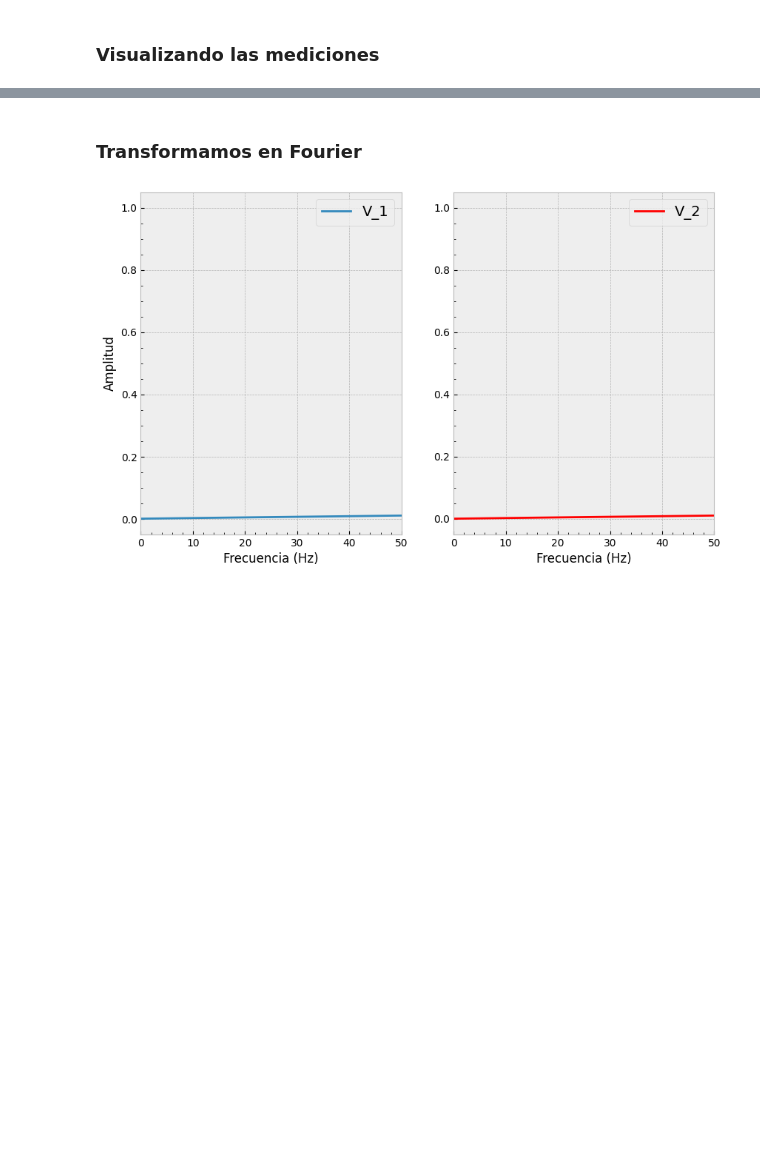
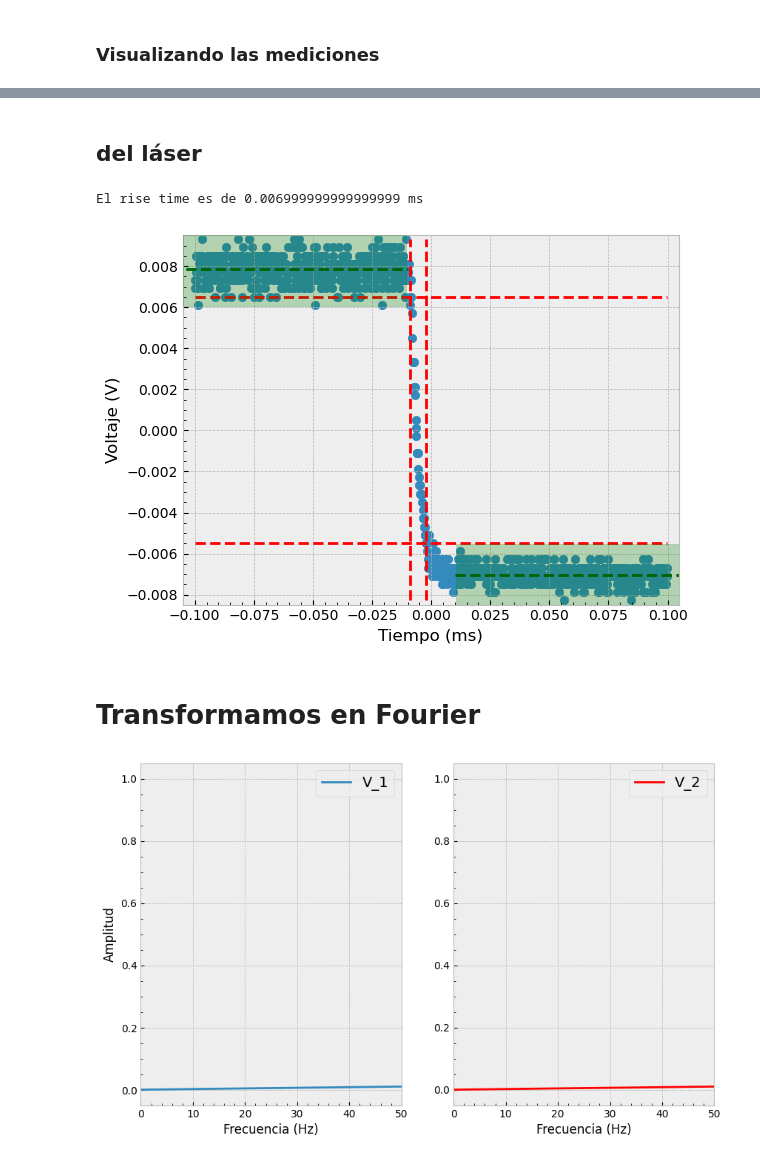
Before and after one commit to DelManuel/Magnetometro-optico, a Jupyter notebook: códigos/analisis_tiempo_de_respuesta.ipynb, the cells around one changed output, grey strips where cells are left out. Saved outputs shown, nothing was run; the diff lists cells and outputs as text; code cells hidden in the pictures; blank space fills up the shorter version.

```diff
--- a/códigos/analisis_tiempo_de_respuesta.ipynb
+++ b/códigos/analisis_tiempo_de_respuesta.ipynb
@@ -313,5 +323,45 @@ El rise time es de 0.014599999999999998 ms
+# %% [markdown]
+## del láser
+# %%
+i_salto_2 = 450
+i_rise_2 = 550
+min_no_off_V_2 = np.mean(no_off_V_2[i_rise_2:])
+max_no_off_V_2 = np.mean(no_off_V_2[:i_salto_2])
+
+V_2_10_percent = (max_no_off_V_2 - min_no_off_V_2)*0.1 + min_no_off_V_2
+V_2_90_percent = (max_no_off_V_2 - min_no_off_V_2)*0.9 + min_no_off_V_2
+
+idx_bajo_2 = np.argwhere(np.diff(np.sign(no_off_V_2 - V_2_10_percent))).flatten()[0]
+idx_alto_2 = np.argwhere(np.diff(np.sign(no_off_V_2 - V_2_90_percent))).flatten()[6]
+
+t2_bajo, t2_alto = t_2[idx_bajo_2], t_2[idx_alto_2]
+rise_time_2 = abs(t2_alto - t2_bajo)
+print(f'El rise time es de {rise_time_2} ms')
+
+plt.figure()
+plt.scatter(t_2, no_off_V_2)
+# plt.vlines(t_2[i_salto_2], ymin=np.min(no_off_V_2), ymax=np.max(no_off_V_2), ls='--', colors='k', label = "Tiempo donde se termina/arranca el promedio")
+# plt.vlines(t_2[i_rise_2], ymin=np.min(no_off_V_2), ymax=np.max(no_off_V_2), ls='--', colors='k')
+plt.axhspan(ymin=max_no_off_V_2-0.0018, ymax=max_no_off_V_2+0.0018, xmin=0, xmax=i_salto_2/len(t_2), color='green', alpha=0.25, label='Puntos promediados', zorder=4)
+plt.axhspan(ymin=min_no_off_V_2-0.0015, ymax=min_no_off_V_2+0.0015, xmin=i_rise_2/len(t_2), xmax=1, color='green', alpha=0.25, zorder=5)
+plt.hlines(min_no_off_V_2, xmin=t_2[i_rise_2], xmax=np.max(t_2)+0.01, ls='--', colors='darkgreen', label = "Tensiones promedio", zorder=5)
+plt.hlines(max_no_off_V_2, xmin=np.min(t_2)-0.01, xmax=t_2[i_salto_2], ls='--', colors='darkgreen', zorder=5)
+plt.vlines(t2_bajo, ymin=np.min(no_off_V_2), ymax=np.max(no_off_V_2), ls='--', colors='r', label = "Intervalo entre el 10% y 90%")
+plt.vlines(t2_alto, ymin=np.min(no_off_V_2), ymax=np.max(no_off_V_2), ls='--', colors='r')
+plt.hlines(no_off_V_2[idx_bajo_2], xmin=np.min(t_2), xmax=np.max(t_2), ls='--', colors='r')
+plt.hlines(no_off_V_2[idx_alto_2], xmin=np.min(t_2), xmax=np.max(t_2), ls='--', colors='r')
+plt.xlabel('Tiempo (ms)')
+plt.ylabel('Voltaje (V)')
+# plt.legend(framealpha = 1)
+plt.ylim((np.min(no_off_V_2)-0.0002, np.max(no_off_V_2)+0.0002))
+plt.xlim((np.min(t_2)-0.005, np.max(t_2)+0.005))
+# plt.xticks(rotation = 90)
+plt.show()
+# %% [output]
+El rise time es de 0.006999999999999999 ms
+[figure, added]
 # %% [markdown]
-### Transformamos en Fourier
+# Transformamos en Fourier
 # %%
 frec_1, tf_1 = fourier_transform(t_1,no_off_V_1)
 tf_1 = tf_1/max(tf_1)
```
Also changed, not shown: parts of 6 cells of this notebook.
